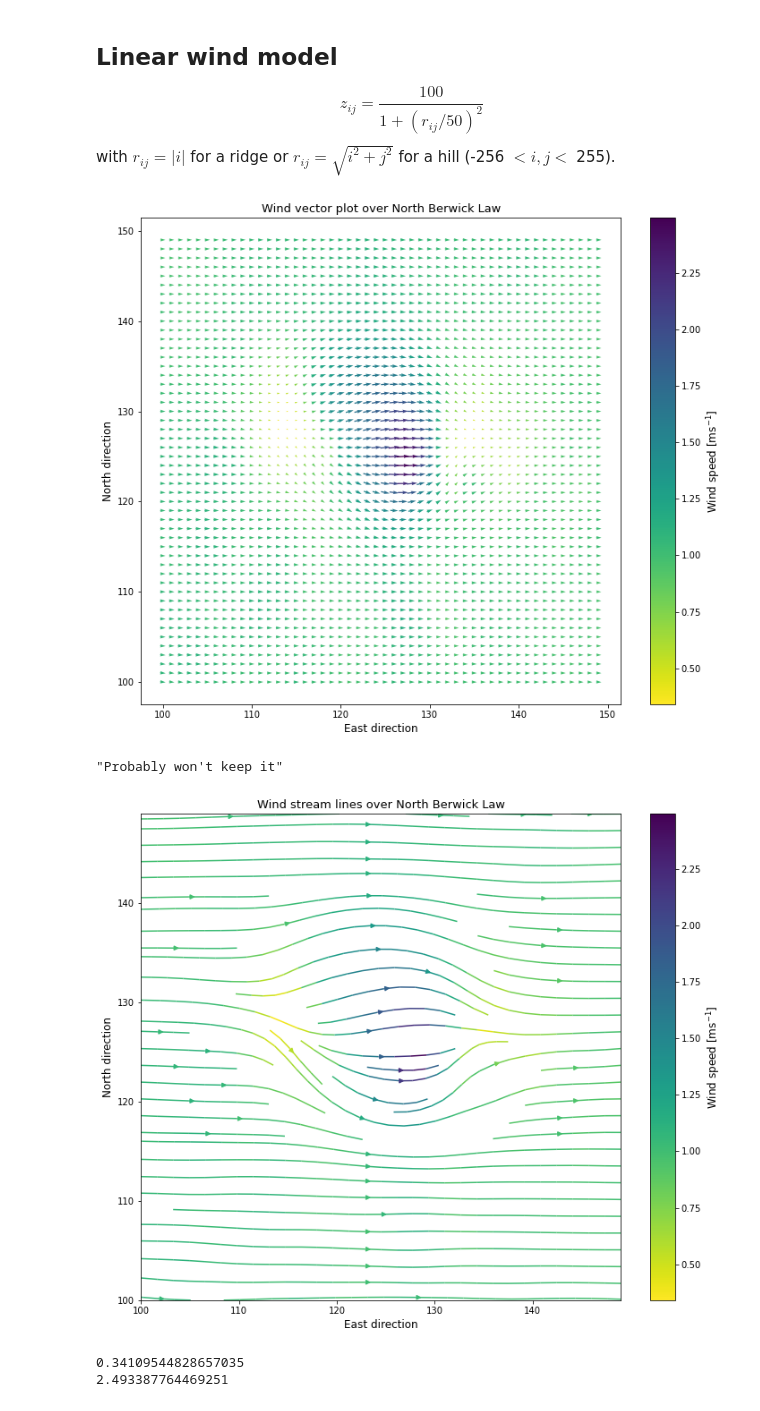
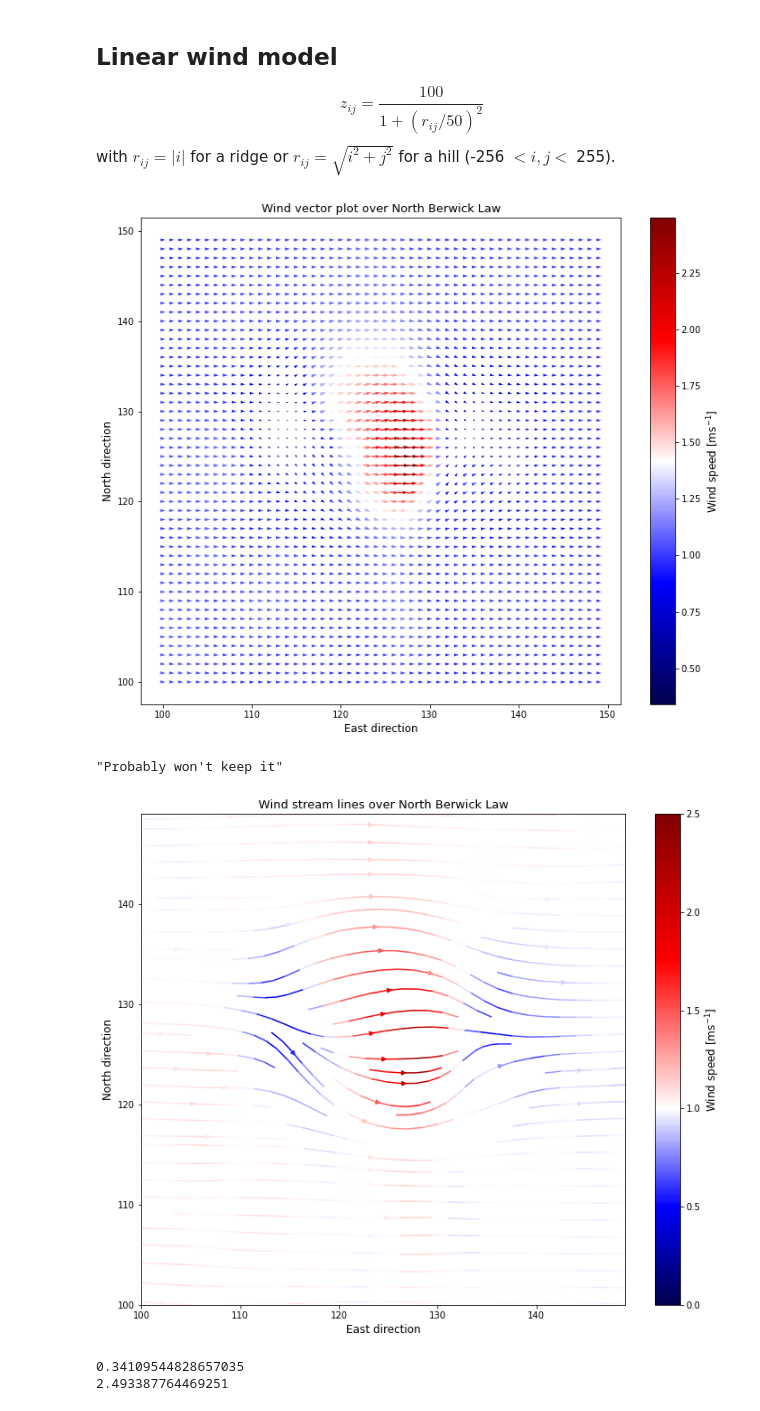
Before and after one commit to dhegedus99/MetGroupProject, a Jupyter notebook: WindNotebook.ipynb, the cells around one changed output. Drawn from its saved outputs; the diff is of its cells as text; code cells hidden in the pictures.

```diff
--- a/WindNotebook.ipynb
+++ b/WindNotebook.ipynb
@@ -92,7 +93,7 @@ Y = np.arange(0, 256)
 fig, ax = plt.subplots(figsize=(12, 10))
 #create quiver plot of data
 
-q = ax.quiver(X[100:150], Y[100:150], u[100:150, 100:150], v[100:150, 100:150], wind[100:150, 100:150], cmap='viridis_r', pivot='mid', units='inches')
+q = ax.quiver(X[100:150], Y[100:150], u[100:150, 100:150], v[100:150, 100:150], wind[100:150, 100:150], cmap='seismic', pivot='mid', units='inches')
 
 # set colourbar for the plot
 cbar = fig.colorbar(q)
@@ -105,27 +106,28 @@ plt.show()
 # is the wind speed in m/s?
 '''Probably won't keep it'''
 # %% [output]
-[figure, old version]
+[figure, new version]
 "Probably won't keep it"
 # %%
 # Wind stream lines over hill
 
 #create stream plot
 
 fig, ax = plt.subplots(figsize=(12, 10))
-strm = ax.streamplot(X[100:150], Y[100:150], u[100:150, 100:150], v[100:150, 100:150], color=wind[100:150, 100:150], cmap='viridis_r')
+strm = ax.streamplot(X[100:150], Y[100:150], u[100:150, 100:150], v[100:150, 100:150], color=wind[100:150, 100:150],
+                     cmap='seismic', norm=matplotlib.colors.TwoSlopeNorm(vmin=0, vcenter=1, vmax=2.5))
 
 #set colourbar according to wind speed
 cbar = fig.colorbar(strm.lines)
 cbar.ax.set_ylabel('Wind speed [ms$^{-1}$]', fontsize = 12)
 
 ax.set_title("Wind stream lines over North Berwick Law", fontsize = 13)
 ax.set_xlabel("East direction", fontsize = 12)
 ax.set_ylabel("North direction", fontsize = 12)
 
 plt.show()
 # %% [output]
-[figure, old version]
+[figure, new version]
 # %%
 # Finding the minimum and maximum wind speed
 print(wind.min())
```
Also changed, not shown: parts of 4 cells of this notebook, 11 other files.
